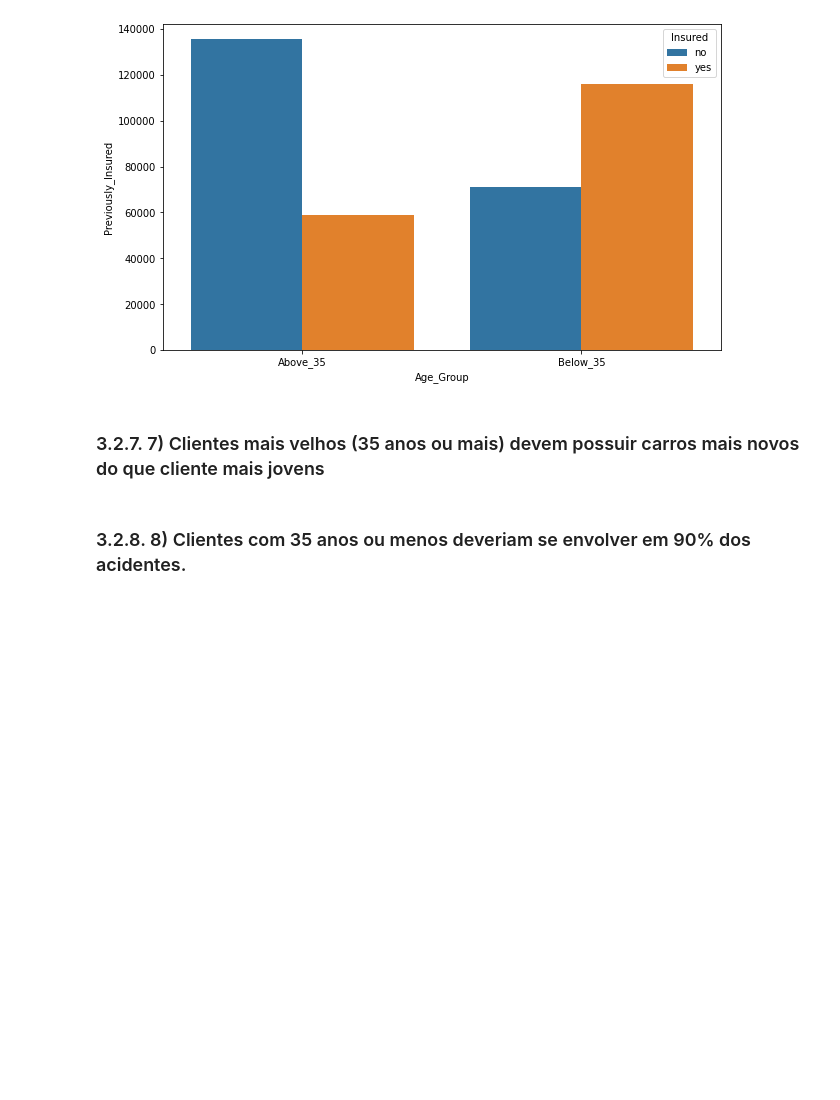
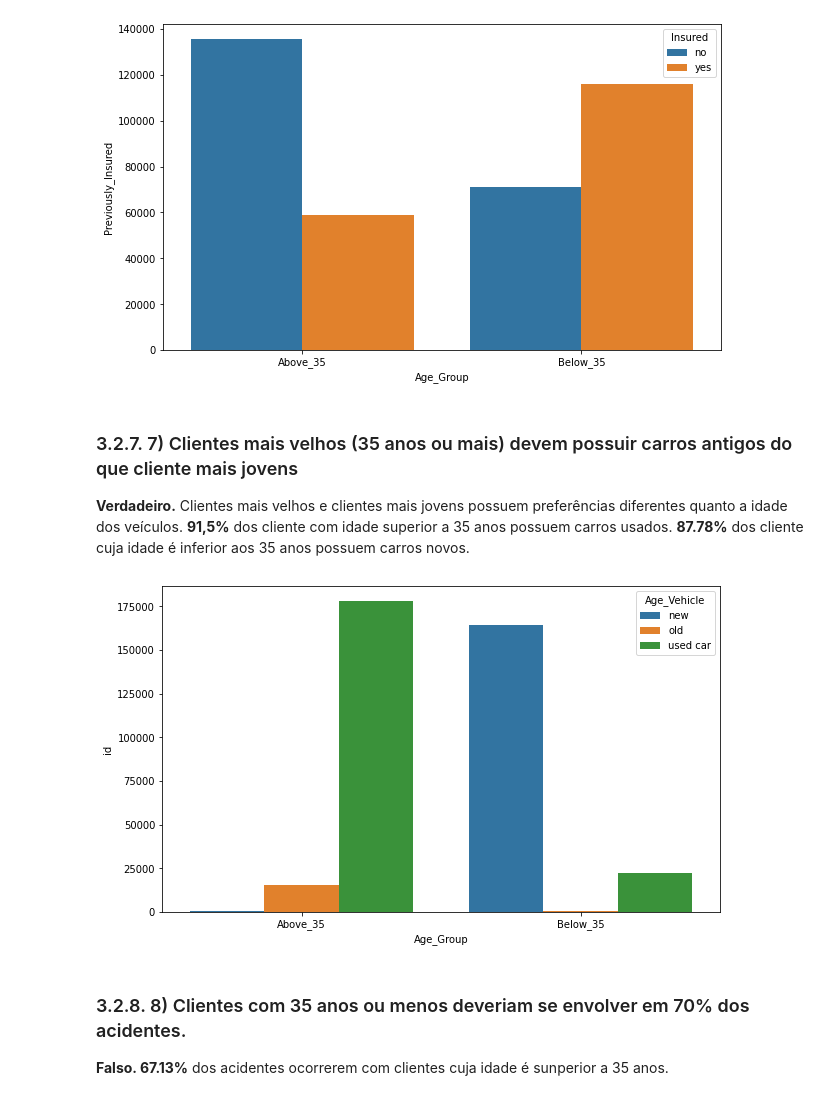
Before and after one commit to cristiandaco/health_insurance_cross_sell, a Jupyter notebook: 03_analise_exploratoria.ipynb, the cells around one changed output. Saved outputs shown, nothing was run; the diff lists cells and outputs as text; code cells hidden in the pictures; blank space fills up the shorter version.

```diff
--- a/03_analise_exploratoria.ipynb
+++ b/03_analise_exploratoria.ipynb
@@ -162,3 +162,11 @@ df2['Interest'] = df2['Response'].apply( lambda x: 'yes' if x == 1 else
 #feature age_group
 df2['Age_Group'] = df2['Age'].apply( lambda x: 'Above_35' if x > 35 else
                                                'Below_35')
+
+#feature insured
+df2['Insured'] = df2['Previously_Insured'].apply( lambda x: 'Yes' if x == 1 else
+                                                            'No')
+
+# feature how_much_time
+df2['How_Much_Time'] = df2['Vintage'].apply( lambda x: '<= 145 days' if x <= 145 else
+                                                       '> 145 days' )
@@ -280,6 +279,15 @@ sns.barplot( x = 'Age_Group', y = 'Previously_Insured', hue = 'Insured', data =
 # %% [output]
 [figure]
 # %% [markdown]
-### 3.2.7. 7) Clientes mais velhos (35 anos ou mais) devem possuir carros mais novos do que cliente mais jovens
+### 3.2.7. 7) Clientes mais velhos (35 anos ou mais) devem possuir carros antigos do que cliente mais jovens
+**Verdadeiro.** Clientes mais velhos e clientes mais jovens possuem preferências diferentes quanto a idade dos veículos. **91,5%** dos cliente com idade superior a 35 anos possuem carros usados. **87.78%** dos cliente cuja idade é inferior aos 35 anos possuem carros novos.
+# %%
+aux7 = df3[['Age_Group', 'Age_Vehicle', 'id']].groupby( ['Age_Group', 'Age_Vehicle'] ).count().reset_index()
+
+plt.figure( figsize = ( 10, 6) )
+sns.barplot( x = 'Age_Group', y = 'id', hue = 'Age_Vehicle', data = aux7 );
+# %% [output]
+[figure, added]
 # %% [markdown]
-### 3.2.8. 8) Clientes com 35 anos ou menos deveriam se envolver em 90% dos acidentes.
+### 3.2.8. 8) Clientes com 35 anos ou menos deveriam se envolver em 70% dos acidentes.
+**Falso. 67.13%** dos acidentes ocorrerem com clientes cuja idade é sunperior a 35 anos.
```
Also changed, not shown: parts of 14 cells of this notebook.
